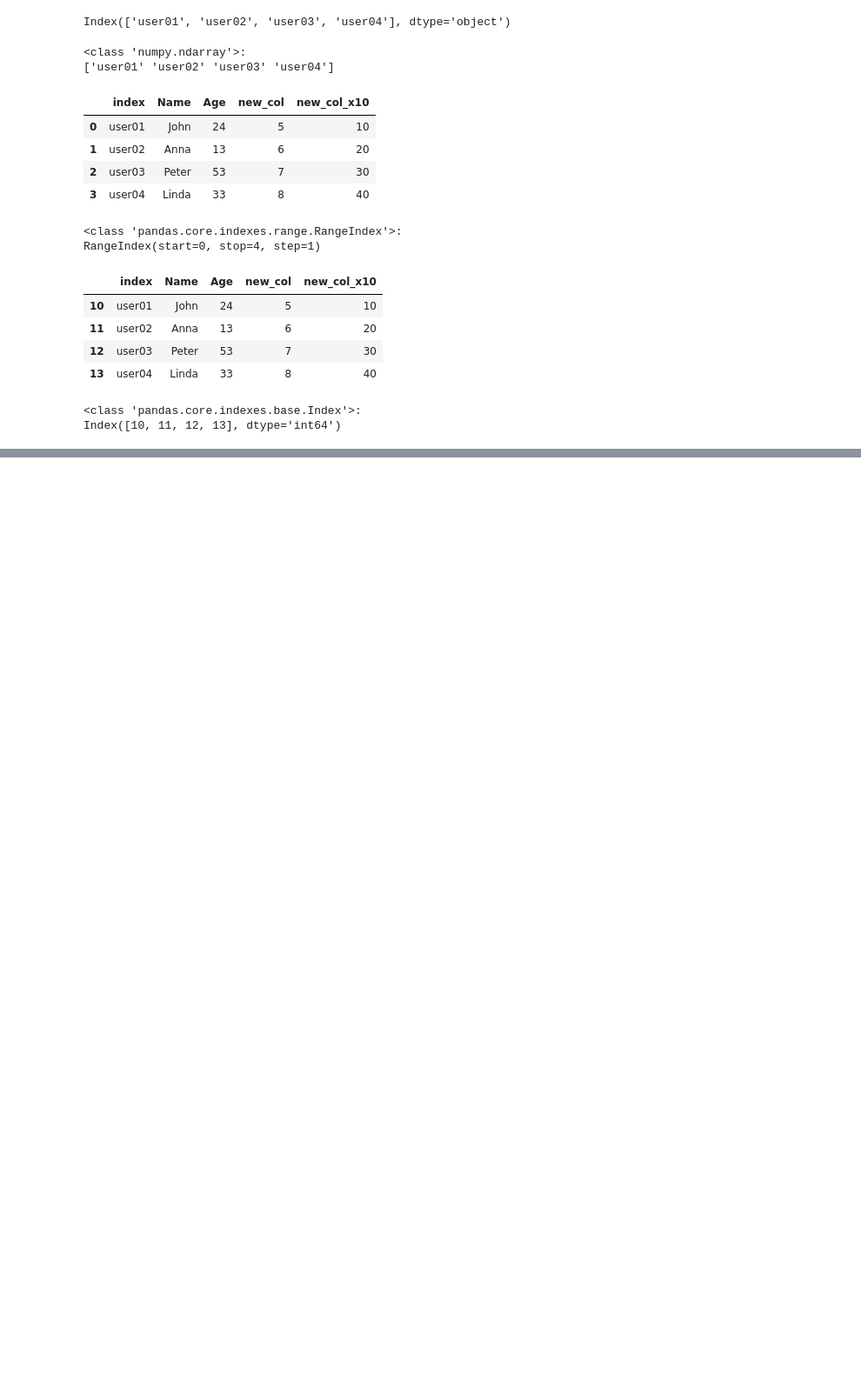
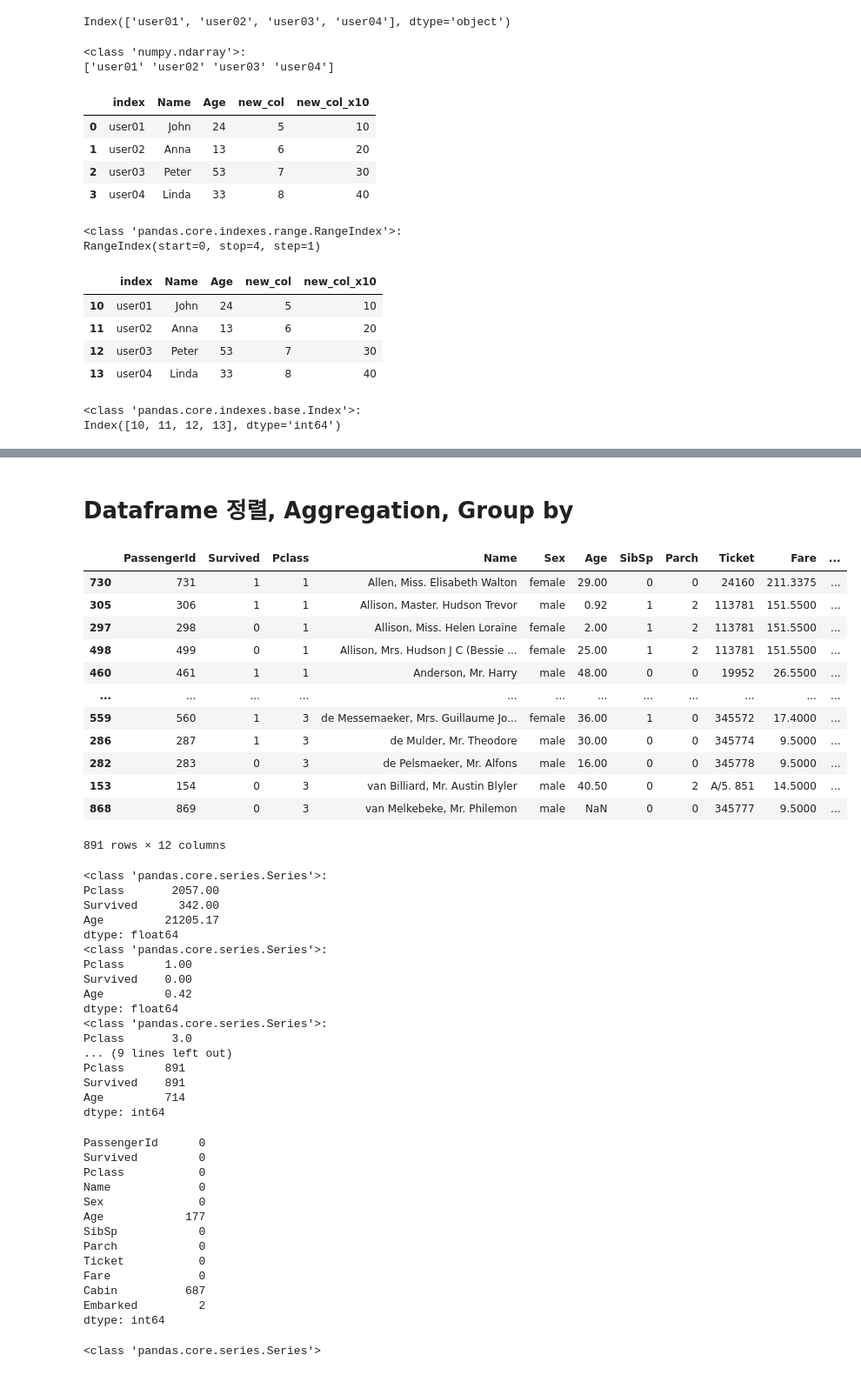
Before and after one commit to 2JIHAN/inflearn-machine-learning, a Jupyter notebook: chap01_pandas.ipynb, the cells around one changed output, grey strips where cells are left out. Shown: that part at 87% size. Drawn from its saved outputs; the diff is of its cells as text; code cells hidden in the pictures; blank space fills up the shorter version.

```diff
--- a/chap01_pandas.ipynb
+++ b/chap01_pandas.ipynb
@@ -280,0 +391,73 @@ Index([10, 11, 12, 13], dtype='int64')
+# %% [markdown]
+# Dataframe 정렬, Aggregation, Group by
+# %%
+# Dataframe 정렬.
+# sort_values() method 이용. by 인자를 통해 정렬하려는 기준 column 받아온다.
+titanic_sorted =titanic_df.sort_values(by=['Pclass', 'Name'], ascending=True)
+display(titanic_sorted)
+
+# Aggregation (집합연산)
+# sum, min, max, mean, count 의미한다.
+titanic_sum = titanic_df[['Pclass', 'Survived','Age']].sum()
+titanic_min = titanic_df[['Pclass', 'Survived','Age']].min()
+titanic_max = titanic_df[['Pclass', 'Survived','Age']].max()
+titanic_mean = titanic_df[['Pclass', 'Survived','Age']].mean()
+titanic_count = titanic_df[['Pclass', 'Survived','Age']].count()
+
+print(f'{type(titanic_sum)}:\n{titanic_sum}')
+print(f'{type(titanic_min)}:\n{titanic_min}')
+print(f'{type(titanic_max)}:\n{titanic_max}')
+print(f'{type(titanic_mean)}:\n{titanic_mean}')
+print(f'{type(titanic_count)}:\n{titanic_count}')
+
+# 이 때, count는 null 값 빼고 카운트 해준다.
+# null값 분포를 알기 위해선?
+# isna() method 이용. True/False DataFrame으로 반환된다.
+# 그리고 sum() method 이용해서 각 column 별 null값의 개수를 알 수 있다. 반환 타입은 Series.
+display(titanic_df.isna().sum())
+print(f'{type(titanic_df.isna().sum())}')
+# %% [output]
+|  | PassengerId | Survived | Pclass | Name | Sex | Age | SibSp | Parch | Ticket | Fare | ... |
+| 730 | 731 | 1 | 1 | Allen, Miss. Elisabeth Walton | female | 29.00 | 0 | 0 | 24160 | 211.3375 | ... |
+| 305 | 306 | 1 | 1 | Allison, Master. Hudson Trevor | male | 0.92 | 1 | 2 | 113781 | 151.5500 | ... |
+| 297 | 298 | 0 | 1 | Allison, Miss. Helen Loraine | female | 2.00 | 1 | 2 | 113781 | 151.5500 | ... |
+| 498 | 499 | 0 | 1 | Allison, Mrs. Hudson J C (Bessie ... | female | 25.00 | 1 | 2 | 113781 | 151.5500 | ... |
+| 460 | 461 | 1 | 1 | Anderson, Mr. Harry | male | 48.00 | 0 | 0 | 19952 | 26.5500 | ... |
+| ... | ... | ... | ... | ... | ... | ... | ... | ... | ... | ... | ... |
+| 559 | 560 | 1 | 3 | de Messemaeker, Mrs. Guillaume Jo... | female | 36.00 | 1 | 0 | 345572 | 17.4000 | ... |
+| 286 | 287 | 1 | 3 | de Mulder, Mr. Theodore | male | 30.00 | 0 | 0 | 345774 | 9.5000 | ... |
+| 282 | 283 | 0 | 3 | de Pelsmaeker, Mr. Alfons | male | 16.00 | 0 | 0 | 345778 | 9.5000 | ... |
+| 153 | 154 | 0 | 3 | van Billiard, Mr. Austin Blyler | male | 40.50 | 0 | 2 | A/5. 851 | 14.5000 | ... |
+| 868 | 869 | 0 | 3 | van Melkebeke, Mr. Philemon | male | NaN | 0 | 0 | 345777 | 9.5000 | ... |
+891 rows × 12 columns
+<class 'pandas.core.series.Series'>:
+Pclass       2057.00
+Survived      342.00
+Age         21205.17
+dtype: float64
+<class 'pandas.core.series.Series'>:
+Pclass      1.00
+Survived    0.00
+Age         0.42
+dtype: float64
+<class 'pandas.core.series.Series'>:
+Pclass       3.0
+... (9 lines left out)
+Pclass      891
+Survived    891
+Age         714
+dtype: int64
+PassengerId      0
+Survived         0
+Pclass           0
+Name             0
+Sex              0
+Age            177
+SibSp            0
+Parch            0
+Ticket           0
+Fare             0
+Cabin          687
+Embarked         2
+dtype: int64
+<class 'pandas.core.series.Series'>
```
Also changed, not shown: parts of 18 cells of this notebook.
